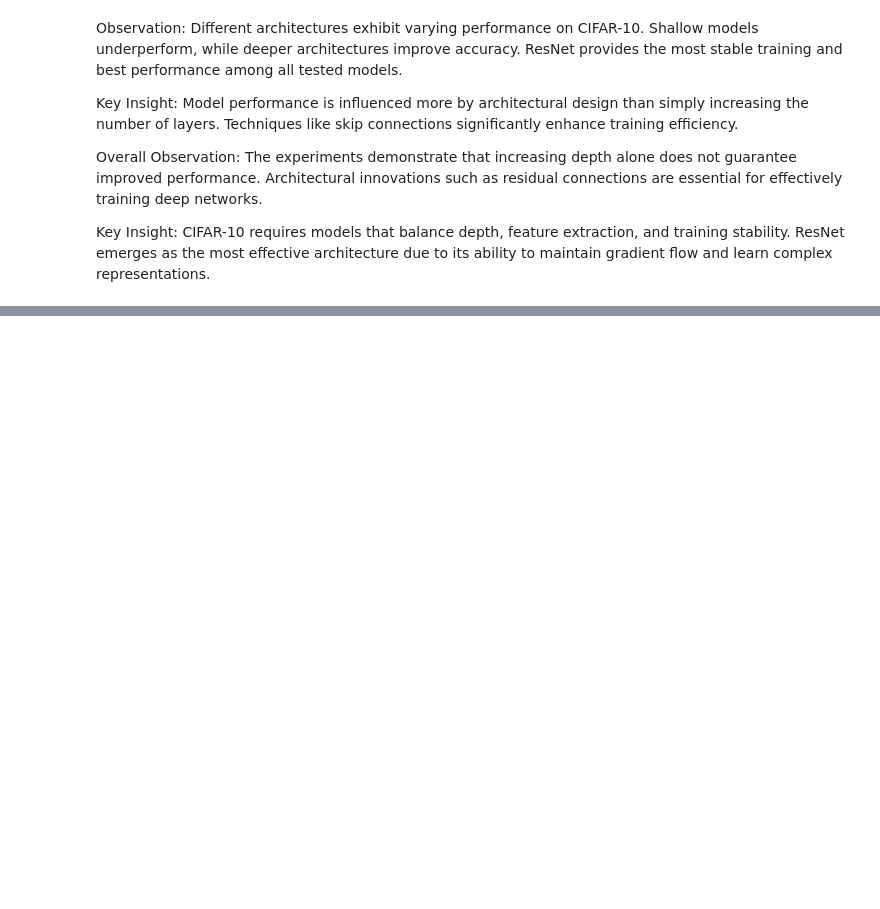
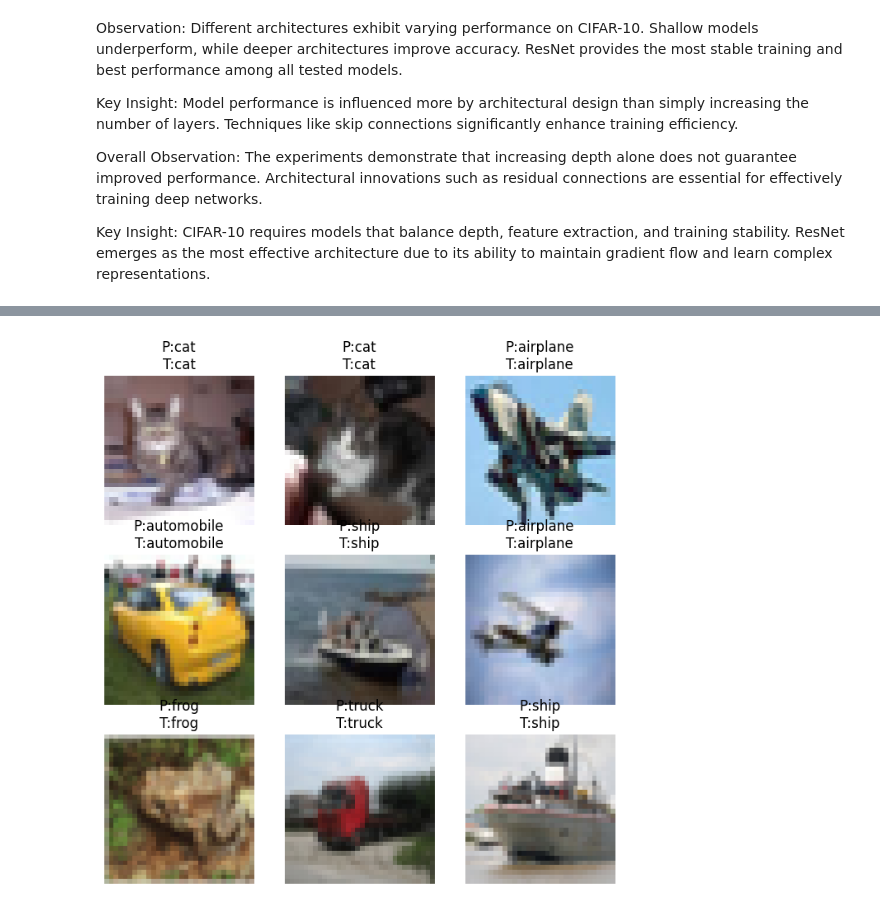
Before and after one commit to Lakshman3556/Deep_Learning, a Jupyter notebook: DL_week7.ipynb, the cells around one changed output, grey strips where cells are left out. Drawn from its saved outputs; the diff is of its cells as text; code cells hidden in the pictures; blank space fills up the shorter version.

```diff
--- a/DL_week7.ipynb
+++ b/DL_week7.ipynb
@@ -388,0 +508,26 @@ CIFAR-10 requires models that balance depth, feature extraction, and training st
+# %%
+import matplotlib.pyplot as plt
+import numpy as np
+
+classes = trainset.classes
+
+dataiter = iter(trainloader)
+images, labels = next(dataiter)
+
+images = images.to(device)
+outputs = model(images)
+_, predicted = torch.max(outputs, 1)
+
+images = images.cpu()
+
+fig = plt.figure(figsize=(8,8))
+for i in range(9):
+    ax = fig.add_subplot(3,3,i+1)
+    img = images[i].permute(1,2,0)
+    plt.imshow(img)
+    ax.set_title(f"P:{classes[predicted[i]]}\nT:{classes[labels[i]]}")
+    plt.axis("off")
+
+plt.show()
+# %% [output]
+[figure, added]
```
Also changed, not shown: parts of 3 cells of this notebook.
